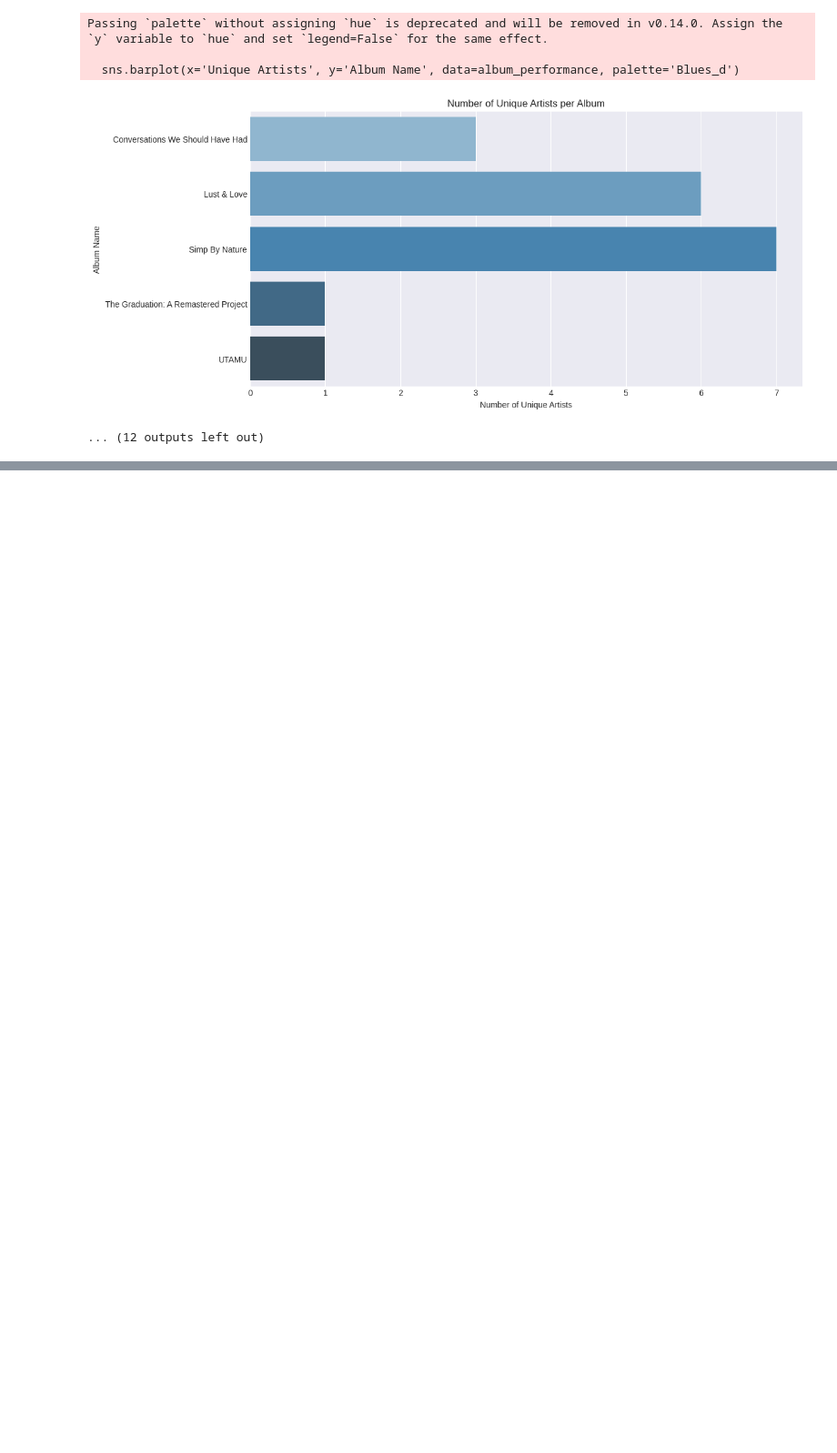
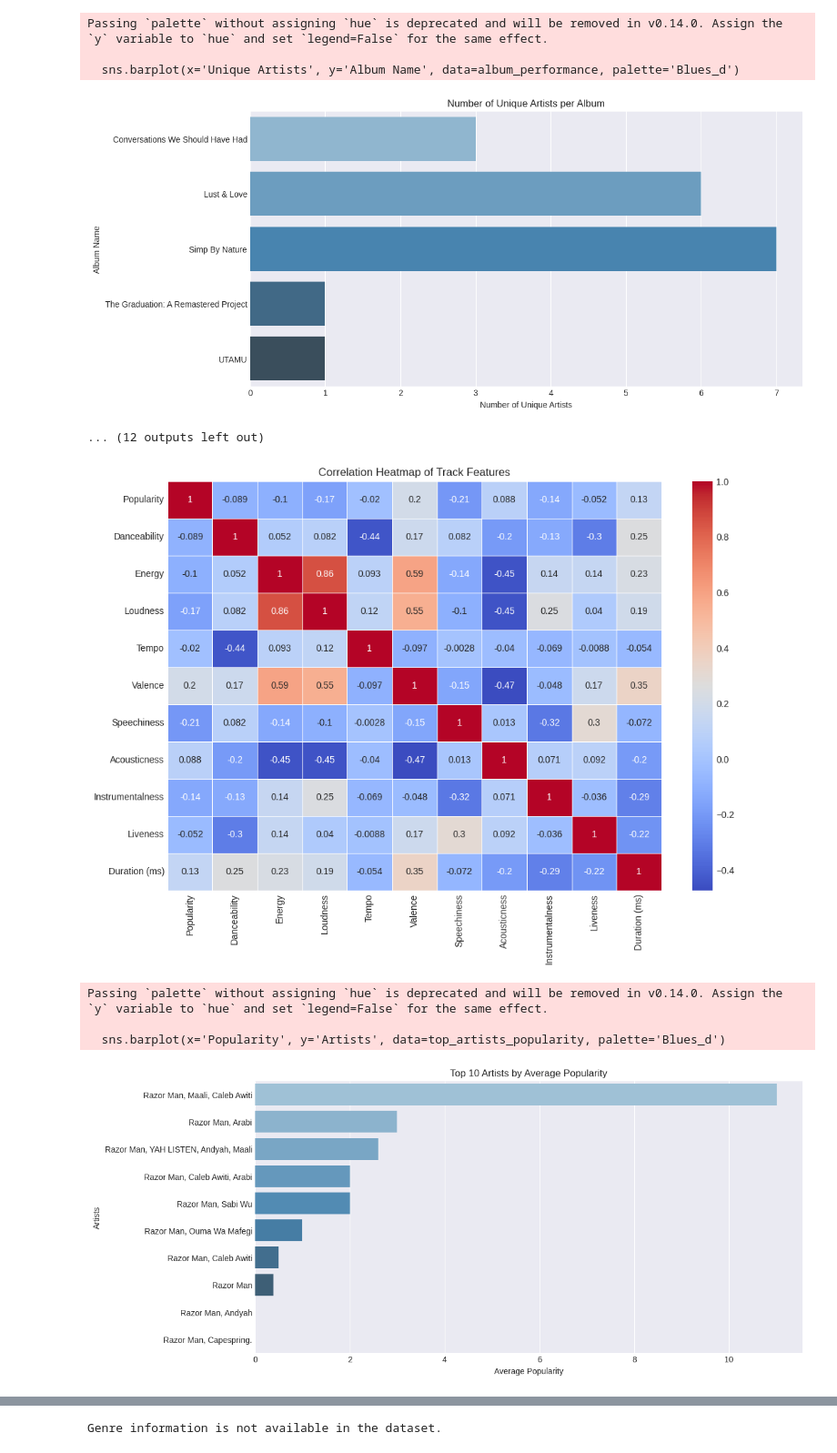
Before and after one commit to dennisgathu8/36CHAMBERS, a Jupyter notebook: Enter_the_WU_36_CHAMBERS.ipynb, the cells around one changed output, grey strips where cells are left out. Shown at 91% size. Saved outputs shown, nothing was run; the diff lists cells and outputs as text; code cells hidden in the pictures; blank space fills up the shorter version.

```diff
--- a/Enter_the_WU_36_CHAMBERS.ipynb
+++ b/Enter_the_WU_36_CHAMBERS.ipynb
@@ -370,3 +366,60 @@ Passing `palette` without assigning `hue` is deprecated and will be removed in v
   sns.barplot(x='Unique Artists', y='Album Name', data=album_performance, palette='Blues_d')
 [figure]
 ... (12 outputs left out)
+# %%
+import numpy as np
+
+# 1. Correlation Heatmap of Numeric Features
+plt.figure(figsize=(12, 8))
+correlation_matrix = music_df[numeric_columns].corr()
+sns.heatmap(correlation_matrix, annot=True, cmap='coolwarm', linewidths=0.5)
+plt.title('Correlation Heatmap of Track Features')
+plt.show()
+
+# 2. Top Artists by Average Popularity
+# Group by Artists and calculate the mean popularity
+top_artists_popularity = music_df.groupby('Artists')['Popularity'].mean().reset_index().sort_values(by='Popularity', ascending=False).head(10)
+
+plt.figure(figsize=(12, 6))
+sns.barplot(x='Popularity', y='Artists', data=top_artists_popularity, palette='Blues_d')
+plt.title('Top 10 Artists by Average Popularity')
+plt.xlabel('Average Popularity')
+plt.ylabel('Artists')
+plt.show()
+
+# 3. Track Duration vs. Popularity
+plt.figure(figsize=(12, 6))
+sns.scatterplot(x='Duration (ms)', y='Popularity', data=music_df, hue='Popularity', palette='coolwarm', size='Popularity', sizes=(40, 200))
+plt.title('Track Duration vs Popularity')
+plt.xlabel('Track Duration (ms)')
+plt.ylabel('Popularity')
+plt.show()
+
+# 4. Distribution of Explicit Tracks
+# Create a count for explicit and non-explicit tracks
+explicit_count = music_df['Explicit'].value_counts()
+
+plt.figure(figsize=(8, 8))
+plt.pie(explicit_count, labels=['Non-Explicit', 'Explicit'], autopct='%1.1f%%', startangle=140, colors=['skyblue', 'orange'])
+plt.title('Distribution of Explicit Tracks')
+plt.show()
+
+# 5. Popularity of Genres (if Genre data is available)
+# Let's assume the genre data is added as a 'Genre' column in the dataset
+
+if 'Genre' in music_df.columns:
+    top_genres_popularity = music_df.groupby('Genre')['Popularity'].mean().reset_index().sort_values(by='Popularity', ascending=False).head(10)
+    plt.figure(figsize=(12, 6))
+    sns.barplot(x='Popularity', y='Genre', data=top_genres_popularity, palette='Purples_d')
+    plt.title('Top 10 Genres by Average Popularity')
+    plt.xlabel('Average Popularity')
+    plt.ylabel('Genres')
+    plt.show()
+else:
+    print("Genre information is not available in the dataset.")
+# %% [output]
+[figure, added]
+Passing `palette` without assigning `hue` is deprecated and will be removed in v0.14.0. Assign the `y` variable to `hue` and set `legend=False` for the same effect.
+
+  sns.barplot(x='Popularity', y='Artists', data=top_artists_popularity, palette='Blues_d')
+[figure, added]
@@ -372,0 +428 @@ Passing `palette` without assigning `hue` is deprecated and will be removed in v
+Genre information is not available in the dataset.
```
Also changed, not shown: parts of 15 cells of this notebook.
